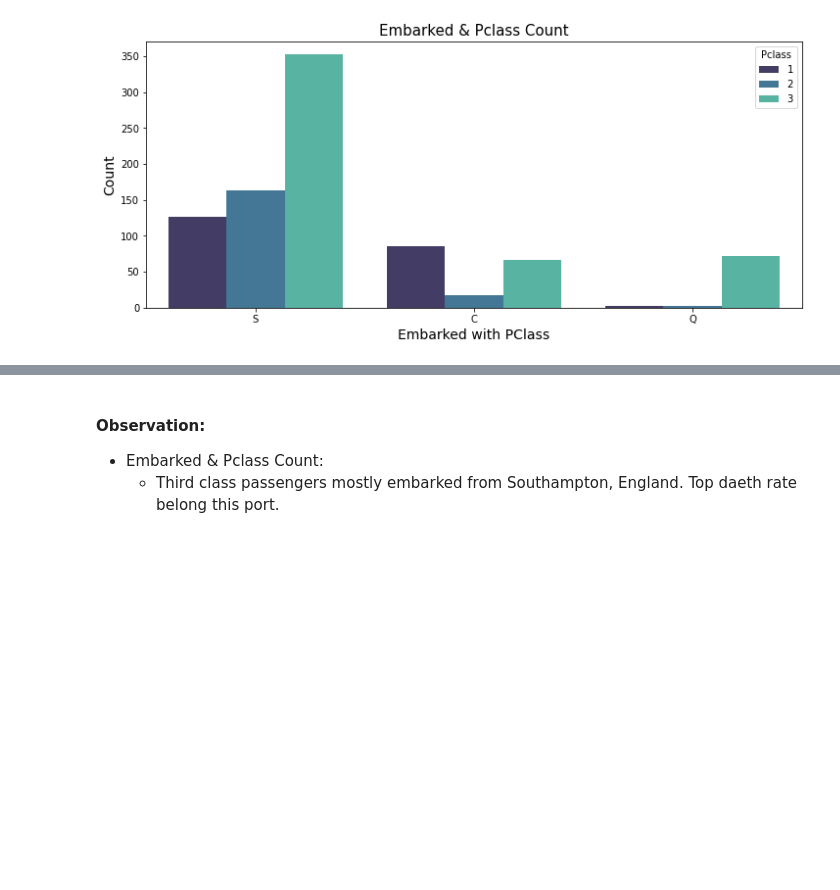
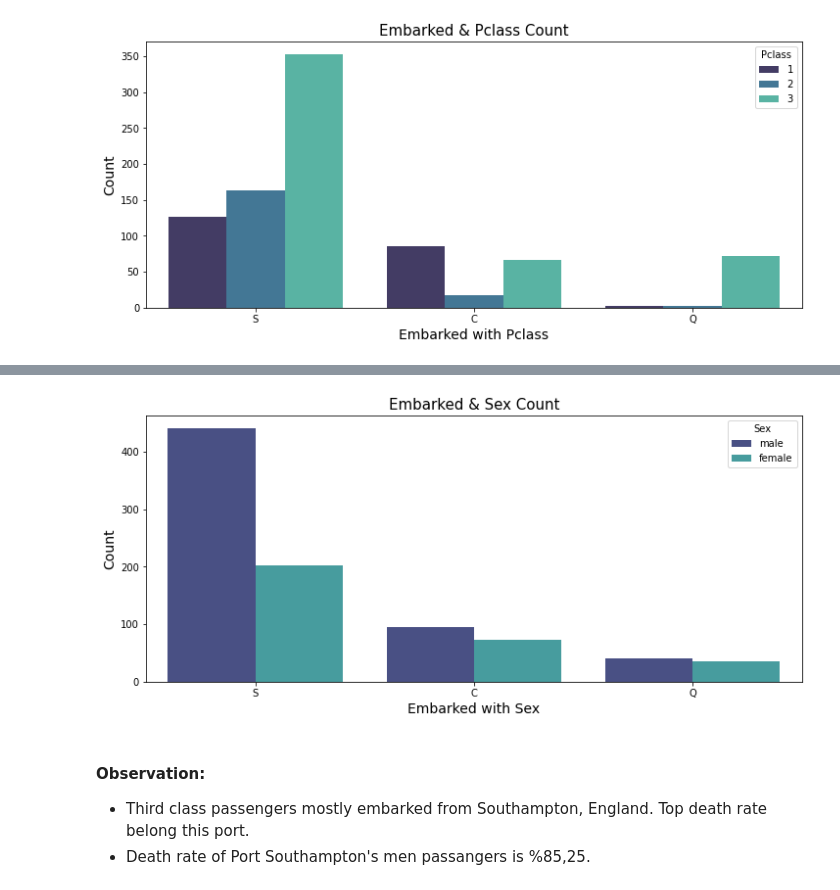
Before and after one commit to ElifKarakutukDinc/Titanic-EDA, a Jupyter notebook: EDA.ipynb, the cells around one changed output, grey strips where cells are left out. Saved outputs shown, nothing was run; the diff lists cells and outputs as text; code cells hidden in the pictures; blank space fills up the shorter version.

```diff
--- a/EDA.ipynb
+++ b/EDA.ipynb
@@ -426,4 +439,15 @@ plt.show()
+# %%
+plt.figure(figsize=(12,5))
+
+sns.countplot(x="Embarked", data=df_train, hue="Sex",palette="mako")
+plt.title('Embarked & Sex Count', fontsize=15)
+plt.xlabel('Embarked with Sex',fontsize=14)
+plt.ylabel('Count', fontsize=14)
+
+plt.show()
+# %% [output]
+[figure, added]
 # %% [markdown]
 #### Observation:
-* Embarked & Pclass Count:
-    * Third class passengers mostly embarked from Southampton, England. Top daeth rate belong this port.
+* Third class passengers mostly embarked from Southampton, England. Top death rate belong this port.
+* Death rate of Port Southampton's men passangers is %85,25.
```
Also changed, not shown: parts of 10 cells of this notebook.
